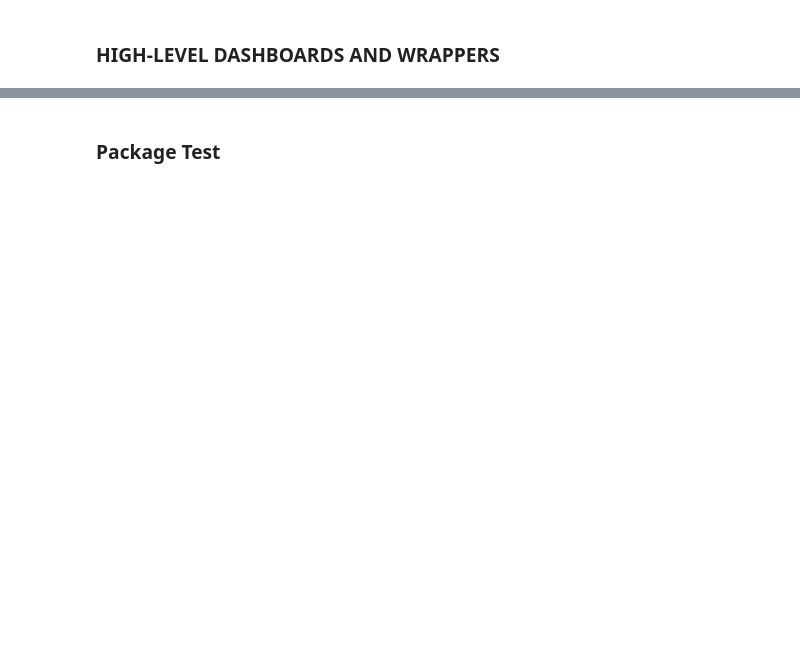
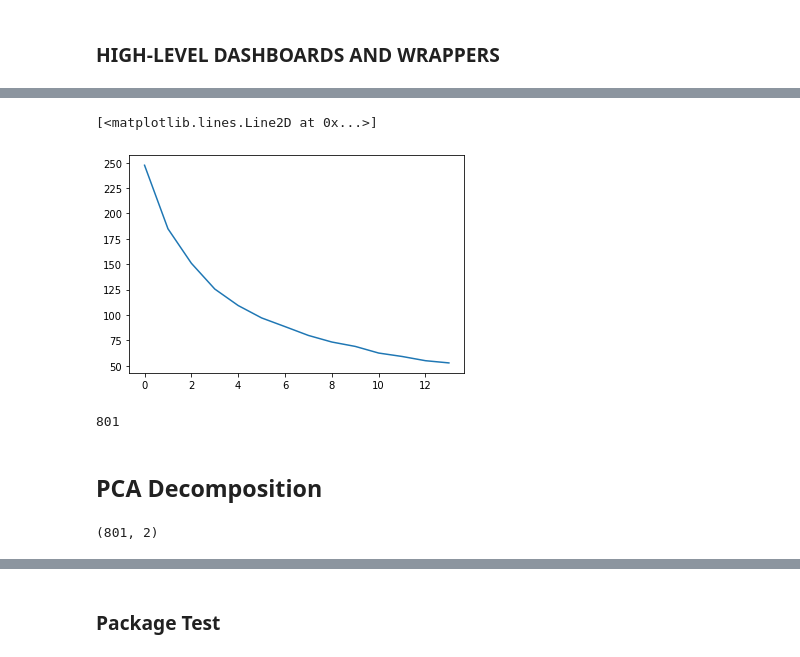
Before and after one commit to np1919/DTCJ, a Jupyter notebook: Developing matrices to model customer purchase behaviour over time.ipynb, the cells around one changed output, grey strips where cells are left out. Drawn from its saved outputs; the diff is of its cells as text; code cells hidden in the pictures; blank space fills up the shorter version.

```diff
--- a/Developing matrices to model customer purchase behaviour over time.ipynb
+++ b/Developing matrices to model customer purchase behaviour over time.ipynb
@@ -198,0 +242,28 @@ for now, let's impute 0 into these rows.
+# %%
+class prepare_timeseries(TransformerMixin):
+    def __init__(self, X, y=None):
+        self.X = X
+
+
+    def transform(self):
+        X = self.X
+        # log transform
+        X = np.log(X+1)
+
+        #apply weight scaling across time axis
+#         def fib(n):
+#             return pow(2<<n,n+1,(4<<2*n)-(2<<n)-1)%(2<<n)
+
+
+#         gen = [fib(x) for x in range(1, len(X.columns)+1)]
+
+#         for combo, col in zip(gen, X.columns):
+#             X[col] = (X[col] * combo)
+
+        return X
+
+        #
+
+my_transformer = prepare_timeseries(demo_quarterly_sum_sales)
+
+my_transformer.transform()
@@ -295,0 +301,14 @@ dtype: float64
+# %%
+def run_kmeans_test(df, test_range=(2,16)):
+    from sklearn.cluster import KMeans
+
+    inertias = []
+
+    for n_clusters in range(test_range[0], test_range[1]):
+        km_model = KMeans(n_clusters=n_clusters)
+
+        # results from fit_predict
+        results = km_model.fit_predict((np.log(df + 1)))
+        inertias.append(km_model.inertia_)
+
+    return inertias
@@ -295,0 +332,11 @@ dtype: float64
+# %%
+plt.plot(list(run_kmeans_test(prepare_timeseries(demo_quarterly_sum_sales).transform())))
+# %% [output]
+[<matplotlib.lines.Line2D at 0x...>]
+[figure, added]
+# %%
+len(kmeans_labels)
+# %% [output]
+801
+# %% [markdown]
+## PCA Decomposition
@@ -295,0 +359,5 @@ dtype: float64
+# %%
+pca_transformed = my_pca.transform(demo_quarterly_sum_sales)
+pca_transformed.shape
+# %% [output]
+(801, 2)
```
Also changed, not shown: parts of 79 cells of this notebook.
